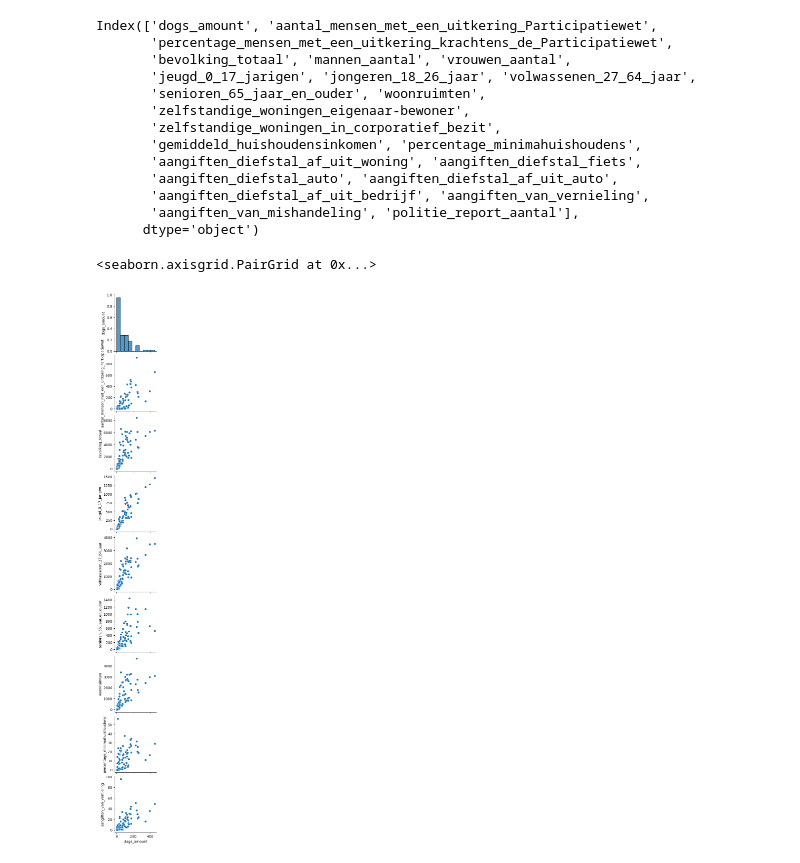
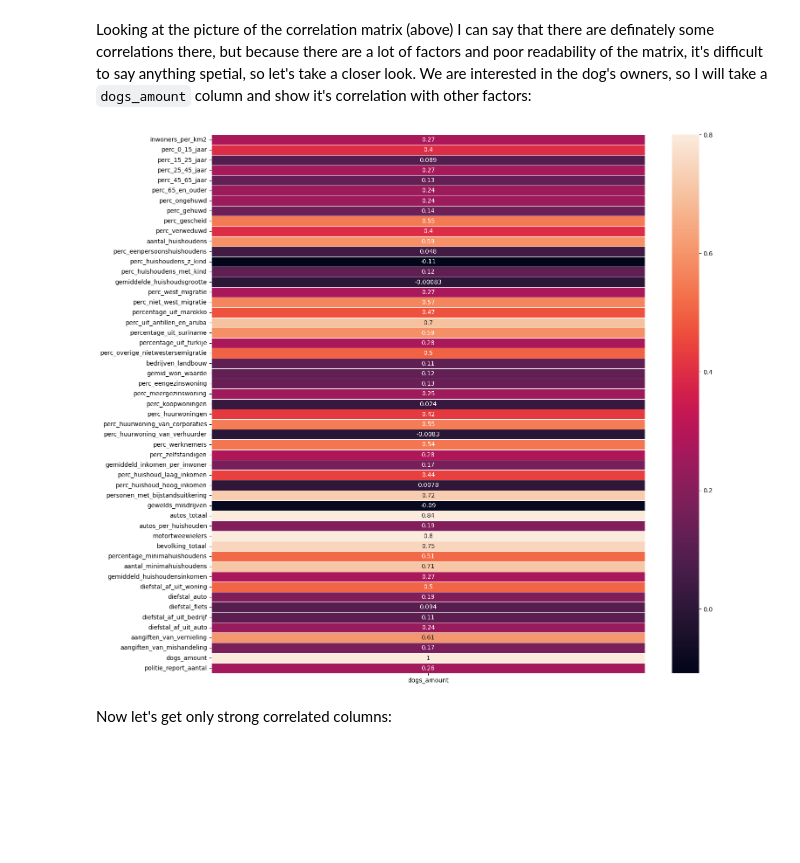
Before and after one commit to datascientist211/data_analytics, a Jupyter notebook: Nederland/Gron_pet_analysis/dogs_eda_groningen.ipynb, the cells around one changed output. Drawn from its saved outputs; the diff is of its cells as text; code cells hidden in the pictures; blank space fills up the shorter version.

```diff
--- a/Nederland/Gron_pet_analysis/dogs_eda_groningen.ipynb
+++ b/Nederland/Gron_pet_analysis/dogs_eda_groningen.ipynb
@@ -66,32 +58,13 @@ sns.heatmap(corr_matrix, vmax = .8, annot_kws={'size': 8}, annot = True, square=
-# %%
-print(numeric_data.columns)
-# %% [output]
-Index(['dogs_amount', 'aantal_mensen_met_een_uitkering_Participatiewet',
-       'percentage_mensen_met_een_uitkering_krachtens_de_Participatiewet',
-       'bevolking_totaal', 'mannen_aantal', 'vrouwen_aantal',
-       'jeugd_0_17_jarigen', 'jongeren_18_26_jaar', 'volwassenen_27_64_jaar',
-       'senioren_65_jaar_en_ouder', 'woonruimten',
-       'zelfstandige_woningen_eigenaar-bewoner',
-       'zelfstandige_woningen_in_corporatief_bezit',
-       'gemiddeld_huishoudensinkomen', 'percentage_minimahuishoudens',
-       'aangiften_diefstal_af_uit_woning', 'aangiften_diefstal_fiets',
-       'aangiften_diefstal_auto', 'aangiften_diefstal_af_uit_auto',
-       'aangiften_diefstal_af_uit_bedrijf', 'aangiften_van_vernieling',
-       'aangiften_van_mishandeling', 'politie_report_aantal'],
-      dtype='object')
+# %% [markdown]
+Looking at the picture of the correlation matrix (above) I can say that there are definately some correlations there, but because there are a lot of factors and poor readability of the matrix, it's difficult to say anything spetial, so let's take a closer look. We are interested in the dog's owners, so I will take a `dogs_amount` column and show it's correlation with other factors:
+# %%
+dogs_amount = corr_matrix[['dogs_amount']]
+fig, ax = plt.subplots(figsize=(16, 16))
+ax = sns.heatmap(dogs_amount, vmax = .8, annot_kws={'size': 10}, annot = True, linewidths=.5)
+# %% [output]
+[figure, added]
+# %% [markdown]
+Now let's get only strong correlated columns:
 # %%
-columns = ['dogs_amount',
-           'aantal_mensen_met_een_uitkering_Participatiewet',
-           'bevolking_totaal',
-           'jeugd_0_17_jarigen',
-           'volwassenen_27_64_jaar',
-           'senioren_65_jaar_en_ouder',
-           'woonruimten',
-           'percentage_minimahuishoudens',
-           'aangiften_van_vernieling']
-sns.pairplot(data = data,
-                  x_vars = ['dogs_amount'],
-                  y_vars = columns)
+corr_values = [row for row in dogs_amount.items()][0][1]
+columns = [column for column in numeric_data.columns if corr_values[column] > 0.6]
-# %% [output]
-<seaborn.axisgrid.PairGrid at 0x...>
-[figure, removed]
```
Also changed, not shown: parts of 8 cells of this notebook, 7 other files.
